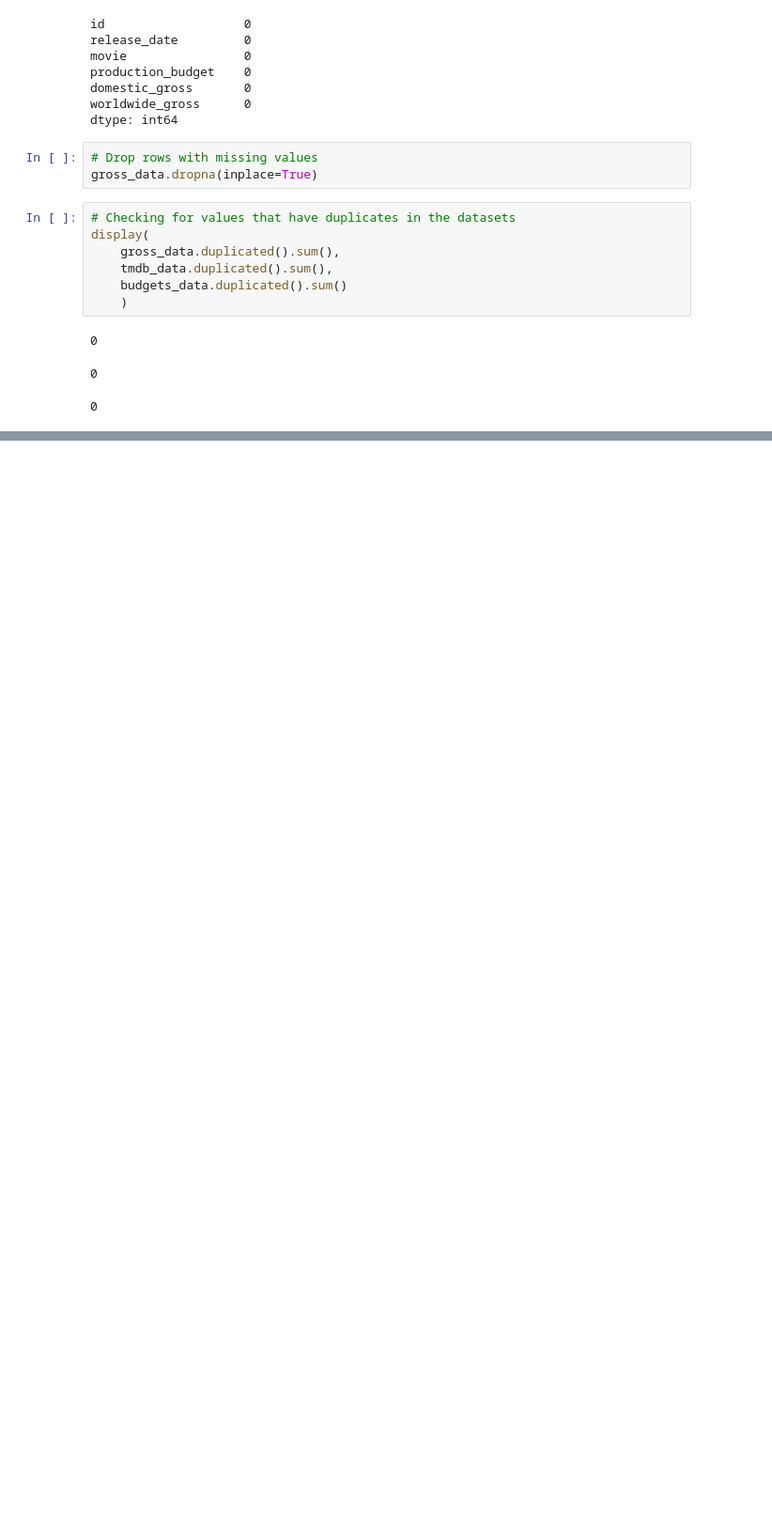
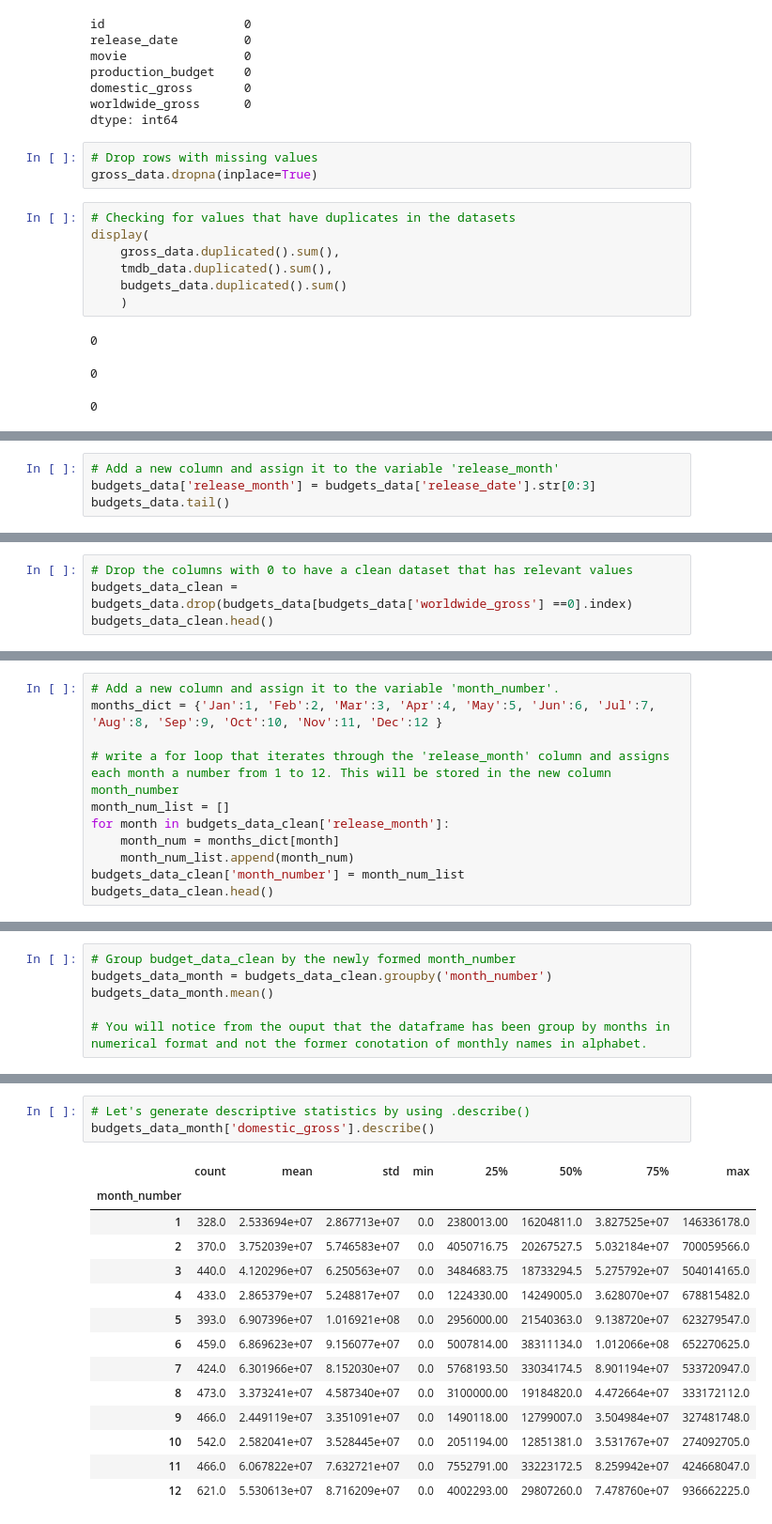
Before and after one commit to berum77kag/dsc-phase-1-project-v2-4, a Jupyter notebook: student.ipynb, the cells around one changed output, grey strips where cells are left out. Shown at 94% size. Saved outputs shown, nothing was run; the diff lists cells and outputs as text; blank space fills up the shorter version.

```diff
--- a/student.ipynb
+++ b/student.ipynb
@@ -189,0 +537,4 @@ display(
+# %%
+# Add a new column and assign it to the variable 'release_month'
+budgets_data['release_month'] = budgets_data['release_date'].str[0:3]
+budgets_data.tail()
@@ -189,0 +570,4 @@ display(
+# %%
+# Drop the columns with 0 to have a clean dataset that has relevant values
+budgets_data_clean = budgets_data.drop(budgets_data[budgets_data['worldwide_gross'] ==0].index)
+budgets_data_clean.head()
@@ -189,0 +600,11 @@ display(
+# %%
+# Add a new column and assign it to the variable 'month_number'.
+months_dict = {'Jan':1, 'Feb':2, 'Mar':3, 'Apr':4, 'May':5, 'Jun':6, 'Jul':7, 'Aug':8, 'Sep':9, 'Oct':10, 'Nov':11, 'Dec':12 }
+
+# write a for loop that iterates through the 'release_month' column and assigns each month a number from 1 to 12. This will be stored in the new column month_number
+month_num_list = []
+for month in budgets_data_clean['release_month']:
+    month_num = months_dict[month]
+    month_num_list.append(month_num)
+budgets_data_clean['month_number'] = month_num_list
+budgets_data_clean.head()
@@ -189,0 +618,6 @@ display(
+# %%
+# Group budget_data_clean by the newly formed month_number
+budgets_data_month = budgets_data_clean.groupby('month_number')
+budgets_data_month.mean()
+
+# You will notice from the ouput that the dataframe has been group by months in numerical format and not the former conotation of monthly names in alphabet.
@@ -189,0 +639,18 @@ display(
+# %%
+# Let's generate descriptive statistics by using .describe()
+budgets_data_month['domestic_gross'].describe()
+# %% [output]
+|  | count | mean | std | min | 25% | 50% | 75% | max |
+| month_number |  |  |  |  |  |  |  |  |
+| 1 | 328.0 | 2.533694e+07 | 2.867713e+07 | 0.0 | 2380013.00 | 16204811.0 | 3.827525e+07 | 146336178.0 |
+| 2 | 370.0 | 3.752039e+07 | 5.746583e+07 | 0.0 | 4050716.75 | 20267527.5 | 5.032184e+07 | 700059566.0 |
+| 3 | 440.0 | 4.120296e+07 | 6.250563e+07 | 0.0 | 3484683.75 | 18733294.5 | 5.275792e+07 | 504014165.0 |
+| 4 | 433.0 | 2.865379e+07 | 5.248817e+07 | 0.0 | 1224330.00 | 14249005.0 | 3.628070e+07 | 678815482.0 |
+| 5 | 393.0 | 6.907396e+07 | 1.016921e+08 | 0.0 | 2956000.00 | 21540363.0 | 9.138720e+07 | 623279547.0 |
+| 6 | 459.0 | 6.869623e+07 | 9.156077e+07 | 0.0 | 5007814.00 | 38311134.0 | 1.012066e+08 | 652270625.0 |
+| 7 | 424.0 | 6.301966e+07 | 8.152030e+07 | 0.0 | 5768193.50 | 33034174.5 | 8.901194e+07 | 533720947.0 |
+| 8 | 473.0 | 3.373241e+07 | 4.587340e+07 | 0.0 | 3100000.00 | 19184820.0 | 4.472664e+07 | 333172112.0 |
+| 9 | 466.0 | 2.449119e+07 | 3.351091e+07 | 0.0 | 1490118.00 | 12799007.0 | 3.504984e+07 | 327481748.0 |
+| 10 | 542.0 | 2.582041e+07 | 3.528445e+07 | 0.0 | 2051194.00 | 12851381.0 | 3.531767e+07 | 274092705.0 |
+| 11 | 466.0 | 6.067822e+07 | 7.632721e+07 | 0.0 | 7552791.00 | 33223172.5 | 8.259942e+07 | 424668047.0 |
+| 12 | 621.0 | 5.530613e+07 | 8.716209e+07 | 0.0 | 4002293.00 | 29807260.0 | 7.478760e+07 | 936662225.0 |
```
Also changed, not shown: parts of 46 cells of this notebook, 7 other files.
